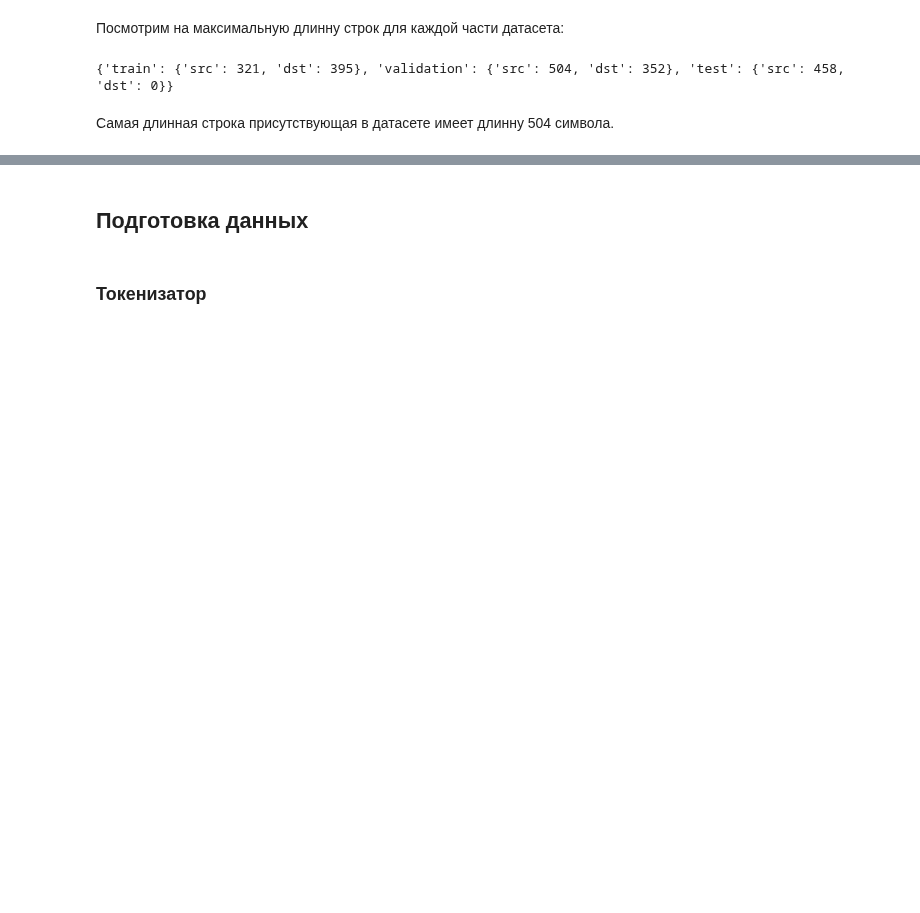
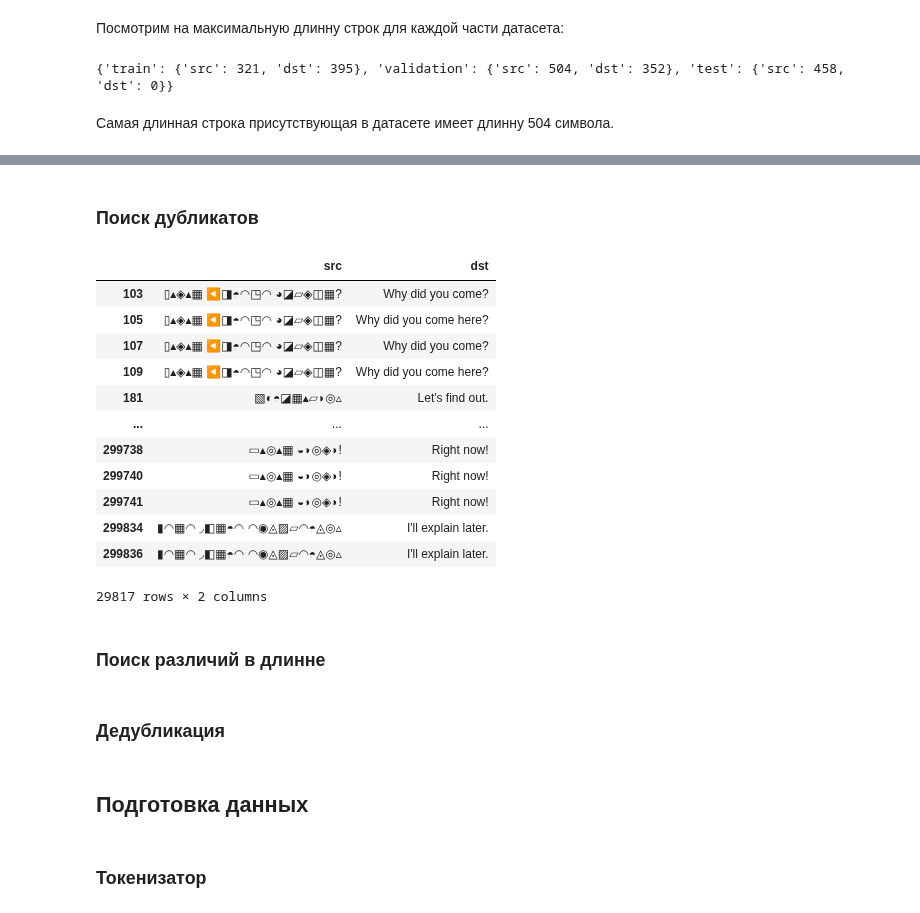
Before and after one commit to artyomboyko/Yandex-ML_2.0-Training, a Jupyter notebook: Practice/Homework_3/Homework_3.ipynb, the cells around one changed output, grey strips where cells are left out. Cells and saved outputs as stored; diff of their text form; code cells hidden in the pictures; blank space fills up the shorter version.

```diff
--- a/Practice/Homework_3/Homework_3.ipynb
+++ b/Practice/Homework_3/Homework_3.ipynb
@@ -165,0 +176,3 @@ print(max_lengths)
+# %%
+train_df = dataset['train'].to_pandas()
+train_df.head()
@@ -165,0 +186,21 @@ print(max_lengths)
+# %% [markdown]
+### Поиск дубликатов
+# %%
+duplicates = train_df[train_df.duplicated(keep=False)]
+duplicates
+# %% [output]
+|  | src | dst |
+| 103 | ▯▴◈▴▦ ◀◨◓◠◳◠ ◕◪▱◈◫▦? | Why did you come? |
+| 105 | ▯▴◈▴▦ ◀◨◓◠◳◠ ◕◪▱◈◫▦? | Why did you come here? |
+| 107 | ▯▴◈▴▦ ◀◨◓◠◳◠ ◕◪▱◈◫▦? | Why did you come? |
+| 109 | ▯▴◈▴▦ ◀◨◓◠◳◠ ◕◪▱◈◫▦? | Why did you come here? |
+| 181 | ▧◐◓◪▦▴▱◗◎▵ | Let's find out. |
+| ... | ... | ... |
+| 299738 | ▭▴◎▴▦ ◒◗◎◈◗! | Right now! |
+| 299740 | ▭▴◎▴▦ ◒◗◎◈◗! | Right now! |
+| 299741 | ▭▴◎▴▦ ◒◗◎◈◗! | Right now! |
+| 299834 | ▮◠▦◠ ◞◧▦◓◠ ◠◉◬▨▱◠◓◬◎▵ | I'll explain later. |
+| 299836 | ▮◠▦◠ ◞◧▦◓◠ ◠◉◬▨▱◠◓◬◎▵ | I'll explain later. |
+29817 rows × 2 columns
+# %% [markdown]
+### Поиск различий в длинне
@@ -166,3 +220,5 @@ print(max_lengths)
+# %% [markdown]
+### Дедубликация
 # %% [markdown]
 ## Подготовка данных
 # %% [markdown]
```
Also changed, not shown: parts of 23 cells of this notebook, 3 other files.
